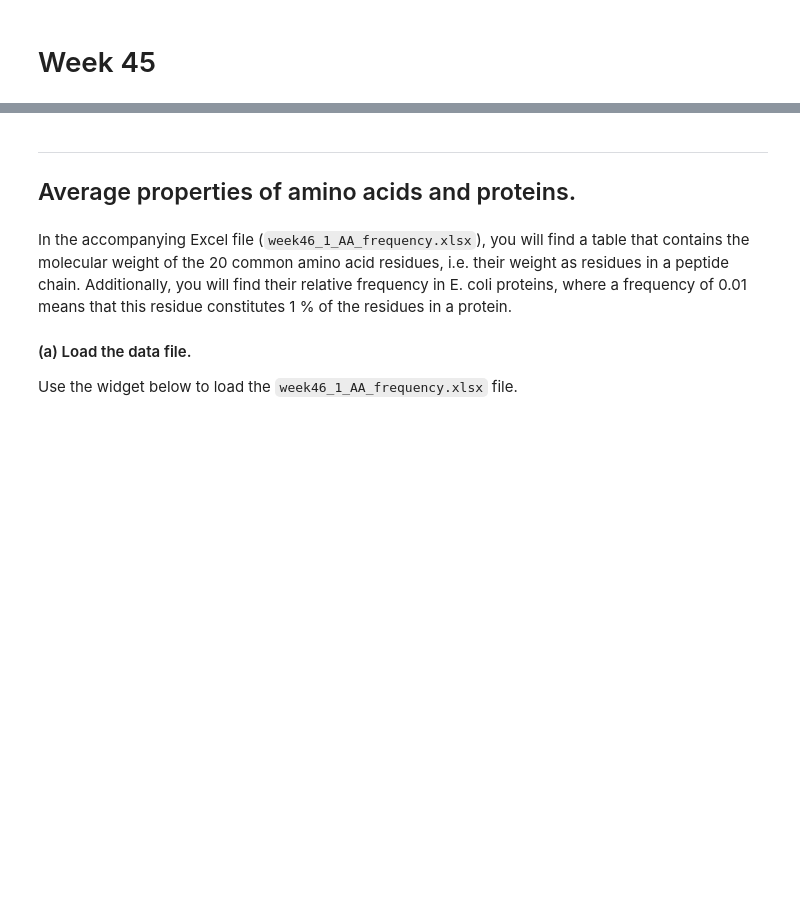
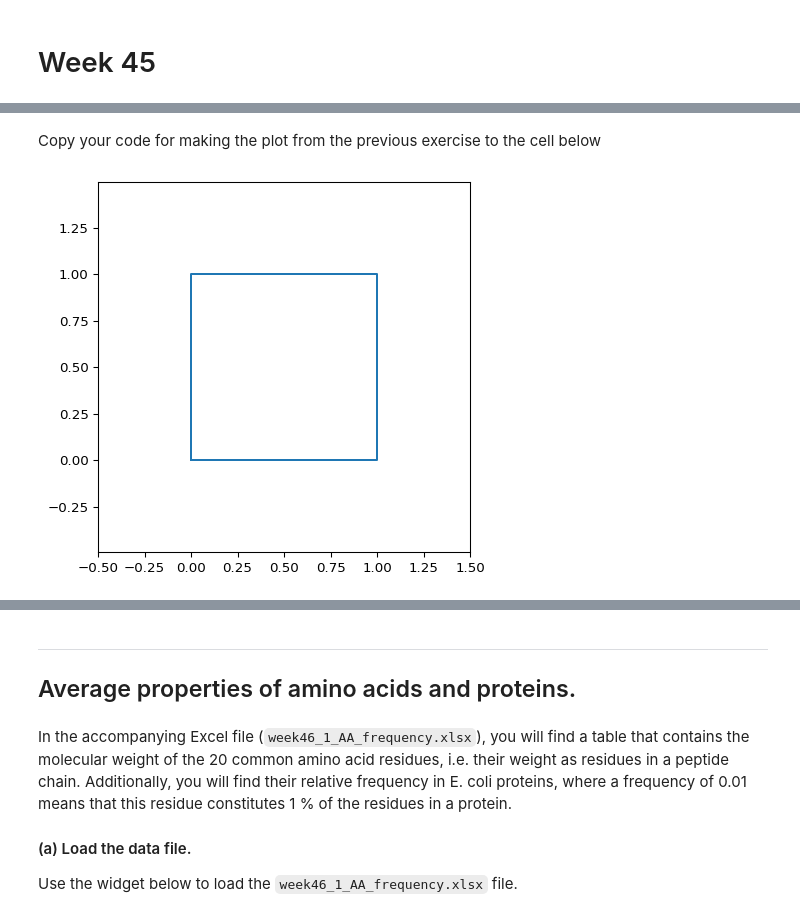
Before and after one commit to au-mbg/fysisk-biokemi, a Jupyter notebook: built_notebooks/master/week_45.ipynb, the cells around one changed output, grey strips where cells are left out. Drawn from its saved outputs; the diff is of its cells as text; code cells hidden in the pictures; blank space fills up the shorter version.

```diff
--- a/built_notebooks/master/week_45.ipynb
+++ b/built_notebooks/master/week_45.ipynb
@@ -8,0 +219,14 @@ except ImportError:
+# %%
+x = np.array([0, 1, 1, 0, 0])
+y = np.array([0, 0, 1, 1, 0])
+# %% [markdown]
+Copy your code for making the plot from the previous exercise to the
+cell below
+# %%
+fig, ax = plt.subplots(figsize=(5, 5))
+ax.plot(x, y)
+ax.axis('equal')
+ax.set_xlim([-0.5, 1.5])
+ax.set_ylim([-0.5, 1.5])
+# %% [output]
+[figure, added]
```
Also changed, not shown: parts of 38 cells of this notebook, 21 other files.
